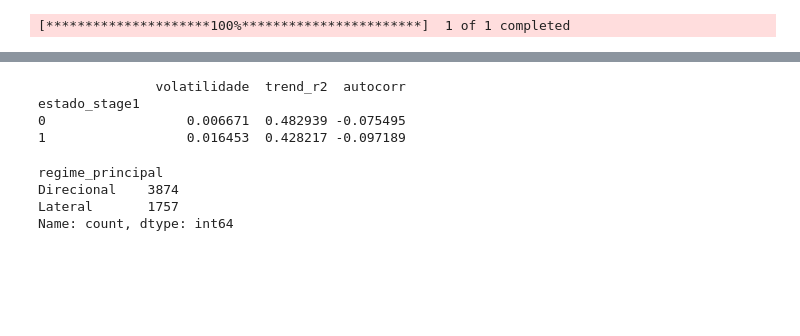
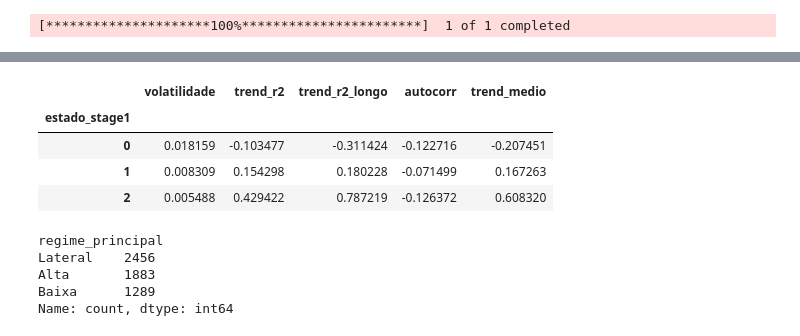
Before and after one commit to szy779/QuantChallenge, a Jupyter notebook: 02_modelo_regimes_hmm.ipynb, the cells around one changed output, grey strips where cells are left out. Cells and saved outputs as stored; diff of their text form; code cells hidden in the pictures; blank space fills up the shorter version.

```diff
--- a/02_modelo_regimes_hmm.ipynb
+++ b/02_modelo_regimes_hmm.ipynb
@@ -293,32 +283,16 @@ plt.show()
-# %%
-features_stage1 = ['volatilidade', 'trend_r2', 'autocorr']
-X1 = df_feat[features_stage1].values
-
-scaler1 = StandardScaler()
-X1_scaled = scaler1.fit_transform(X1)
-
-modelo_stage1 = GaussianHMM(n_components=2, covariance_type='full', n_iter=1000, random_state=42)
-modelo_stage1.fit(X1_scaled)
-
-df_feat['estado_stage1'] = modelo_stage1.predict(X1_scaled)
-
-resumo_stage1 = df_feat.groupby('estado_stage1')[features_stage1].mean()
-print(resumo_stage1)
-
-estado_direcional = resumo_stage1['trend_r2'].idxmax()
-estado_lateral = resumo_stage1['trend_r2'].idxmin()
-
-df_feat['regime_principal'] = df_feat['estado_stage1'].map({
-    estado_lateral: 'Lateral',
-    estado_direcional: 'Direcional'
-})
-df_feat['regime_principal'].value_counts()
-# %% [output]
-               volatilidade  trend_r2  autocorr
-estado_stage1
-0                  0.006671  0.482939 -0.075495
-1                  0.016453  0.428217 -0.097189
-regime_principal
-Direcional    3874
-Lateral       1757
-Name: count, dtype: int64
+# %%
+resumo_stage1
+# %% [output]
+|  | volatilidade | trend_r2 | trend_r2_longo | autocorr | trend_medio |
+| estado_stage1 |  |  |  |  |  |
+| 0 | 0.018159 | -0.103477 | -0.311424 | -0.122716 | -0.207451 |
+| 1 | 0.008309 | 0.154298 | 0.180228 | -0.071499 | 0.167263 |
+| 2 | 0.005488 | 0.429422 | 0.787219 | -0.126372 | 0.608320 |
+# %%
+df_feat['regime_principal'].value_counts()
+# %% [output]
+regime_principal
+Lateral    2456
+Alta       1883
+Baixa      1289
+Name: count, dtype: int64
```
Also changed, not shown: parts of 19 cells of this notebook, 2 other files.
